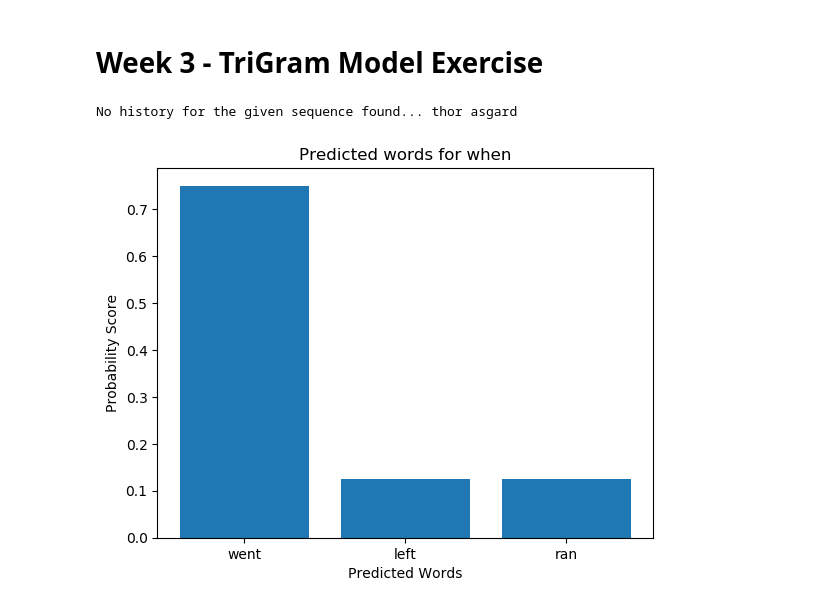
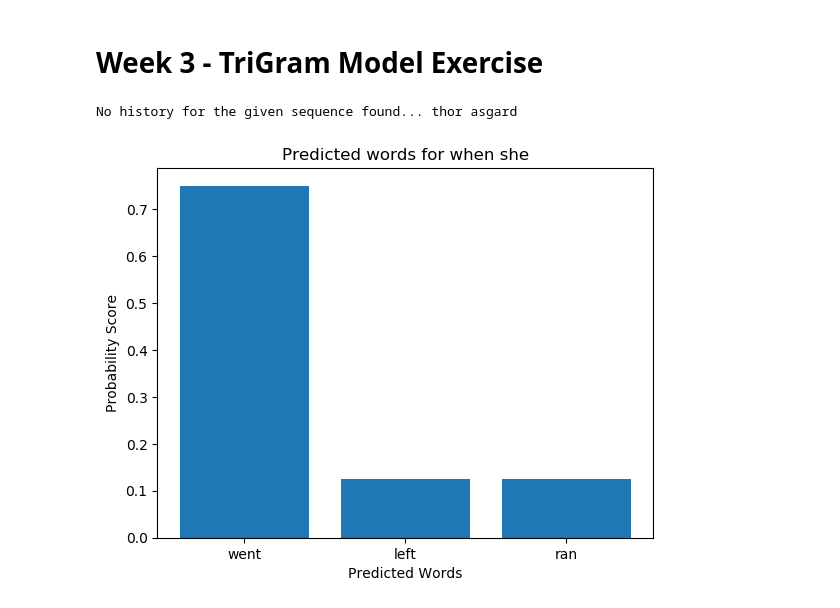
Before and after one commit to gymk/ANLP, a Jupyter notebook: Week3 - Language Model Exercise.ipynb, the cells around one changed output. Saved outputs shown, nothing was run; the diff lists cells and outputs as text; code cells hidden in the pictures.

Commit message:
Updated Trigram plot

```diff
--- a/Week3 - Language Model Exercise.ipynb
+++ b/Week3 - Language Model Exercise.ipynb
@@ -104,6 +106,8 @@ import numpy as np
 from collections import Counter
 from collections import defaultdict
 from nltk.corpus.reader.plaintext import PlaintextCorpusReader
+
+plt.rcdefaults()
 
 #corpusdir = '/your/Corpus/'  # point to the Directory of corpus.
 #corpusdir = 'D:/Jupyter_Notebooks/NPTEL/ANLP/corpus'
@@ -148,32 +152,32 @@ def predict_next_word(first_word, second_word):
     # get the next word dict for the given 1st, 2nd word
     next_word = trigram_model[(first_word, second_word)]
 
     # Get top 10 words whose first two words are first_word and second_word
     top10words = Counter(next_word).most_common(10)
 
     if(len(top10words) > 0):
         predicted_words = list(zip(*top10words))[0]
         probability_score = list(zip(*top10words))[1]
         x_pos = np.arange(len(predicted_words))
 
         # calculate slope and intercept for the linear trend line
         slope, intercept = np.polyfit(x_pos, probability_score, 1)
 
         plt.bar(x_pos, probability_score,align='center')
         plt.xticks(x_pos, predicted_words)
         plt.ylabel('Probability Score')
         plt.xlabel('Predicted Words')
-        plt.title('Predicted words for ' + first_word)
+        plt.title('Predicted words for ' + first_word + ' ' + second_word)
         plt.show()
     else:
         print("No history for the given sequence found...", first_word, second_word)
 
 #predict_next_word("how", "far")
 #predict_next_word("stone", "is")
 #predict_next_word("acceleration", "bullet")
 
 predict_next_word("thor", "asgard")
 predict_next_word("when", "she")
 # %% [output]
 No history for the given sequence found... thor asgard
-[figure, old version]
+[figure, new version]
```
Also changed, not shown: parts of 1 cell of this notebook.
